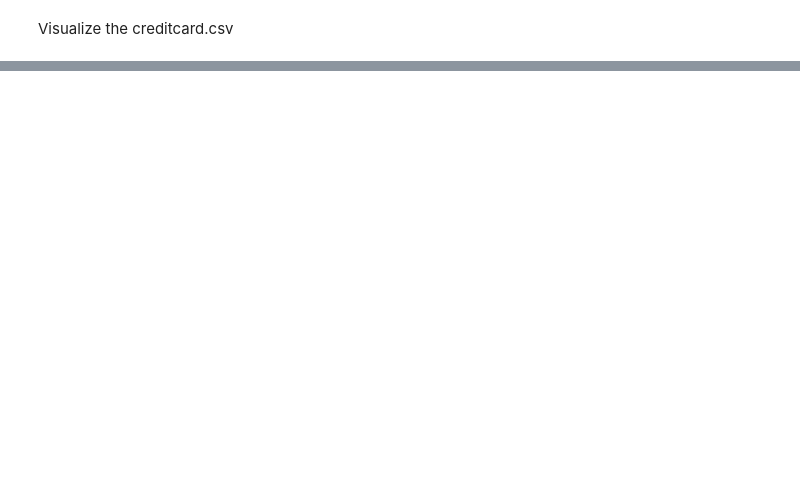
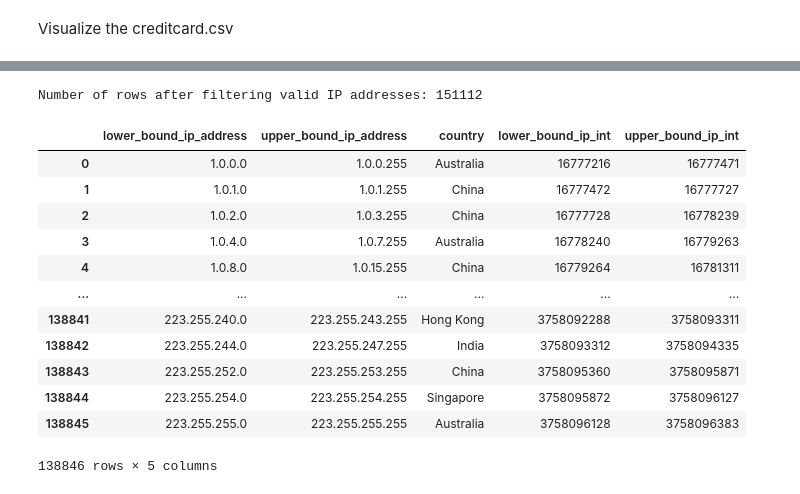
Before and after one commit to Begizew2112/10acadamyAMIweek-8-9, a Jupyter notebook: notebook/preprocessing_data.ipynb, the cells around one changed output, grey strips where cells are left out. Cells and saved outputs as stored; diff of their text form; code cells hidden in the pictures; blank space fills up the shorter version.

```diff
--- a/notebook/preprocessing_data.ipynb
+++ b/notebook/preprocessing_data.ipynb
@@ -140,0 +169,3 @@ plt.show()
+# %%
+df_ipaddres= pd.read_csv(r'C:\Users\Yibabe\Desktop\10acadamyAMIweek-8-9\data\IpAddress_to_Country.csv')
+df_ipaddres.head()
@@ -140,0 +208,20 @@ plt.show()
+# %%
+import ipaddress
+
+def int_to_ip(ip_int):
+    # Convert integer IP to dotted-decimal format
+    return str(ipaddress.ip_address(int(ip_int)))
+
+# Apply the conversion to the 'ip_address' column
+df_fraud['ip_address_str'] = df_fraud['ip_address'].apply(int_to_ip)
+
+# Now filter using the is_valid_ip function
+fraud_data = df_fraud[df_fraud['ip_address_str'].apply(is_valid_ip)]
+
+# Convert the valid IPs to integer format for merging later
+fraud_data['ip_int'] = fraud_data['ip_address_str'].apply(ip_to_int)
+
+# Display the number of rows after filtering
+print(f"Number of rows after filtering valid IP addresses: {len(fraud_data)}")
+# %% [output]
+Number of rows after filtering valid IP addresses: 151112
@@ -140,0 +231,17 @@ plt.show()
+# %%
+import ipaddress
+
+def int_to_ip(ip_int):
+    # Convert integer to IP address string
+    return str(ipaddress.ip_address(int(ip_int)))
+
+# Convert lower and upper IP bounds from integer format to IPv4 string format
+df_ipaddres['lower_bound_ip_address'] = df_ipaddres['lower_bound_ip_address'].apply(int_to_ip)
+df_ipaddres['upper_bound_ip_address'] = df_ipaddres['upper_bound_ip_address'].apply(int_to_ip)
+def ip_to_int(ip):
+    # Convert IP address string to an integer
+    return int(ipaddress.ip_address(ip))
+
+# Convert lower and upper IP bounds to integer format
+df_ipaddres['lower_bound_ip_int'] = df_ipaddres['lower_bound_ip_address'].apply(ip_to_int)
+df_ipaddres['upper_bound_ip_int'] = df_ipaddres['upper_bound_ip_address'].apply(ip_to_int)
@@ -140,0 +250,16 @@ plt.show()
+# %%
+df_ipaddres
+# %% [output]
+|  | lower_bound_ip_address | upper_bound_ip_address | country | lower_bound_ip_int | upper_bound_ip_int |
+| 0 | 1.0.0.0 | 1.0.0.255 | Australia | 16777216 | 16777471 |
+| 1 | 1.0.1.0 | 1.0.1.255 | China | 16777472 | 16777727 |
+| 2 | 1.0.2.0 | 1.0.3.255 | China | 16777728 | 16778239 |
+| 3 | 1.0.4.0 | 1.0.7.255 | Australia | 16778240 | 16779263 |
+| 4 | 1.0.8.0 | 1.0.15.255 | China | 16779264 | 16781311 |
+| ... | ... | ... | ... | ... | ... |
+| 138841 | 223.255.240.0 | 223.255.243.255 | Hong Kong | 3758092288 | 3758093311 |
+| 138842 | 223.255.244.0 | 223.255.247.255 | India | 3758093312 | 3758094335 |
+| 138843 | 223.255.252.0 | 223.255.253.255 | China | 3758095360 | 3758095871 |
+| 138844 | 223.255.254.0 | 223.255.254.255 | Singapore | 3758095872 | 3758096127 |
+| 138845 | 223.255.255.0 | 223.255.255.255 | Australia | 3758096128 | 3758096383 |
+138846 rows × 5 columns
```
Also changed, not shown: parts of 19 cells of this notebook.
